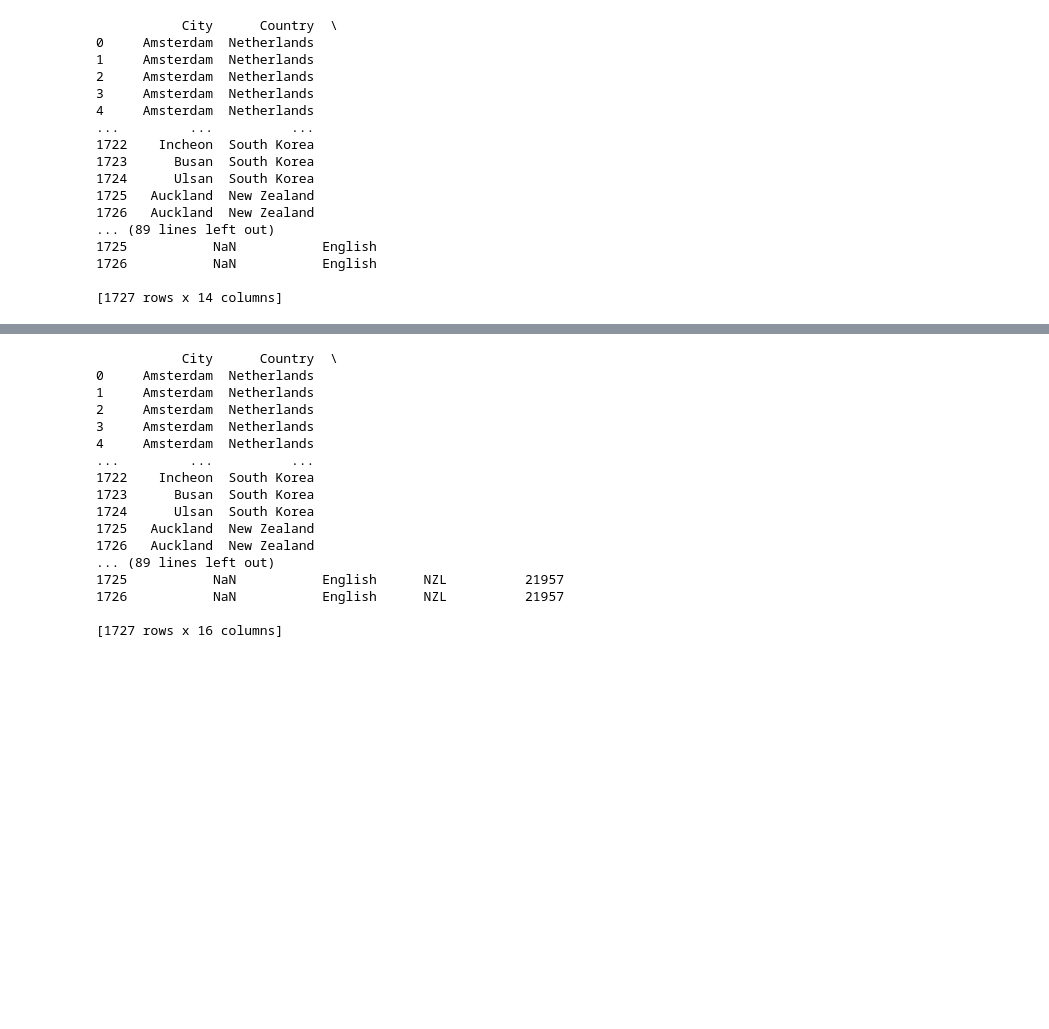
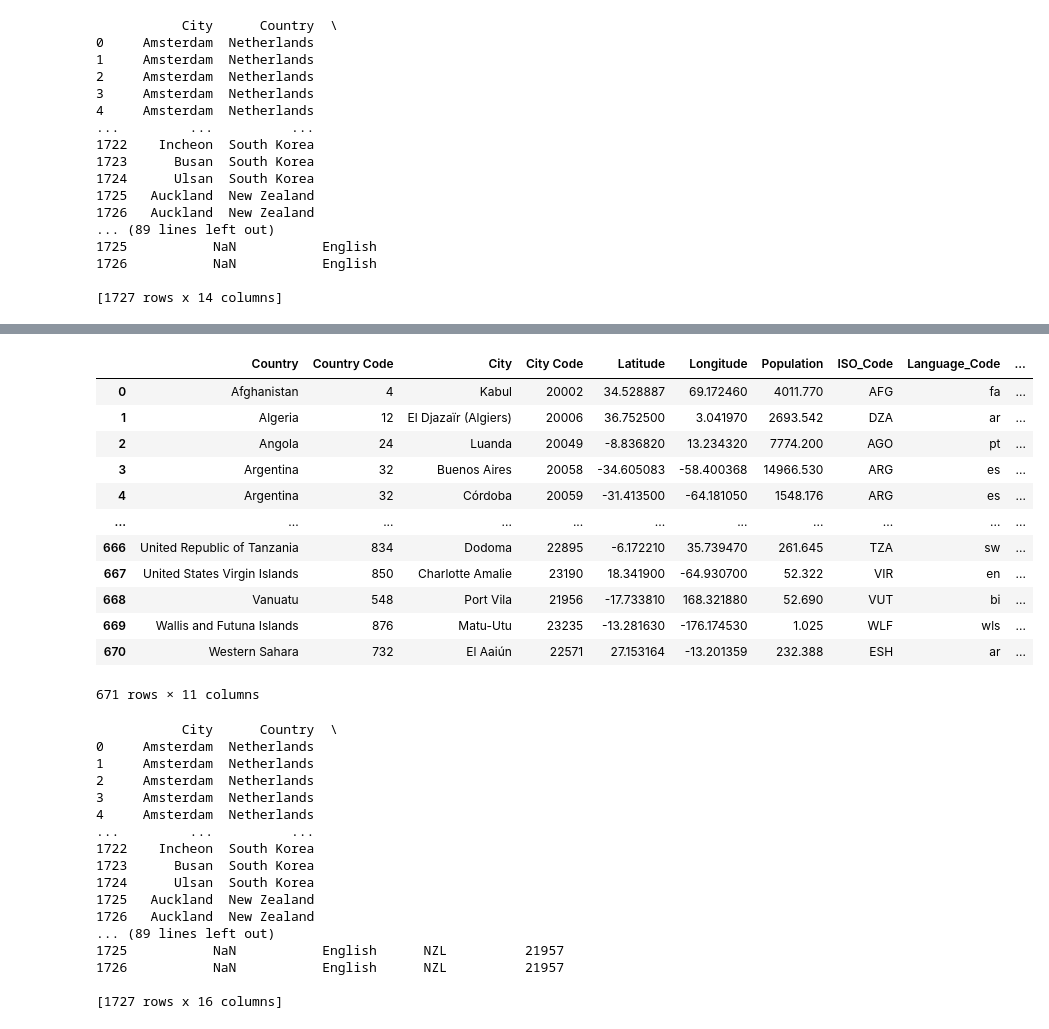
Before and after one commit to sruti/urban-adaptation-nlp, a Jupyter notebook: combine_data.ipynb, the cells around one changed output, grey strips where cells are left out. Saved outputs shown, nothing was run; the diff lists cells and outputs as text; code cells hidden in the pictures; blank space fills up the shorter version.

Commit message:
Get language information for cities

```diff
--- a/combine_data.ipynb
+++ b/combine_data.ipynb
@@ -290,0 +273,44 @@ SubdivisionHierarchy(code='SH-HL', country_code='SH', name='Saint Helena', paren
+# %%
+# Get main language for each city
+
+#Function to get all languages for each country
+def get_languages(country_code):
+    try:
+        country_langs = country_info[country_info['ISO3'] == country_code]['Languages']
+        if not country_langs.empty:
+            country_langs = country_langs.iloc[0].split(',')
+            main_lang = country_langs[0].split('-')[0]
+            other_langs = country_langs[1:]
+            return main_lang, other_langs
+    except Exception as e:
+        print(f"Error: {e}")
+        return None
+
+#Function to get language name (in English) from language code
+def get_language_name(lang_code):
+    try:
+        language = pycountry.languages.get(alpha_2=lang_code)
+        if language:
+            return language.name
+    except Exception as e:
+        return None
+
+#Country Info txt file comes from http://download.geonames.org/export/dump/countryInfo.txt
+country_info = pd.read_csv('data/countryInfo.txt', sep='\t')
+city_list[['Language_Code', 'Other Languages']] = city_list['ISO_Code'].apply(get_languages).apply(pd.Series)
+city_list['Language'] = city_list['Language_Code'].apply(get_language_name)
+city_list
+# %% [output]
+|  | Country | Country Code | City | City Code | Latitude | Longitude | Population | ISO_Code | Language_Code | ... |
+| 0 | Afghanistan | 4 | Kabul | 20002 | 34.528887 | 69.172460 | 4011.770 | AFG | fa | ... |
+| 1 | Algeria | 12 | El Djazaïr (Algiers) | 20006 | 36.752500 | 3.041970 | 2693.542 | DZA | ar | ... |
+| 2 | Angola | 24 | Luanda | 20049 | -8.836820 | 13.234320 | 7774.200 | AGO | pt | ... |
+| 3 | Argentina | 32 | Buenos Aires | 20058 | -34.605083 | -58.400368 | 14966.530 | ARG | es | ... |
+| 4 | Argentina | 32 | Córdoba | 20059 | -31.413500 | -64.181050 | 1548.176 | ARG | es | ... |
+| ... | ... | ... | ... | ... | ... | ... | ... | ... | ... | ... |
+| 666 | United Republic of Tanzania | 834 | Dodoma | 22895 | -6.172210 | 35.739470 | 261.645 | TZA | sw | ... |
+| 667 | United States Virgin Islands | 850 | Charlotte Amalie | 23190 | 18.341900 | -64.930700 | 52.322 | VIR | en | ... |
+| 668 | Vanuatu | 548 | Port Vila | 21956 | -17.733810 | 168.321880 | 52.690 | VUT | bi | ... |
+| 669 | Wallis and Futuna Islands | 876 | Matu-Utu | 23235 | -13.281630 | -176.174530 | 1.025 | WLF | wls | ... |
+| 670 | Western Sahara | 732 | El Aaiún | 22571 | 27.153164 | -13.201359 | 232.388 | ESH | ar | ... |
+671 rows × 11 columns
```
Also changed, not shown: parts of 5 cells of this notebook, 2 other files.
